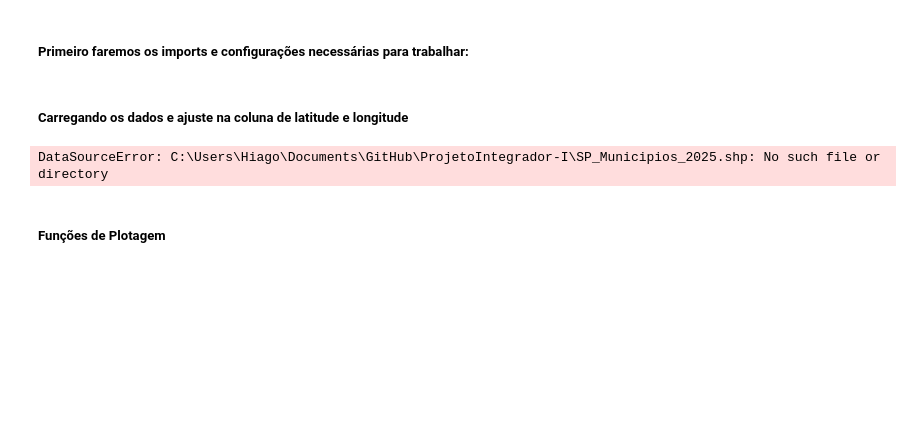
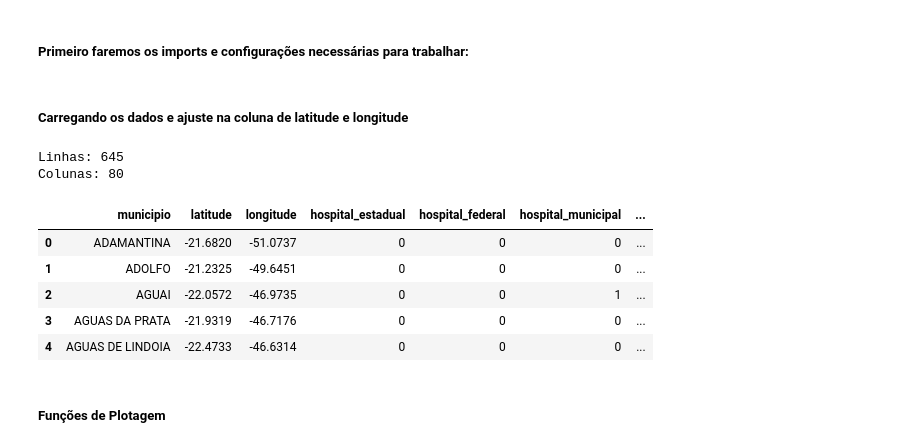
Before and after one commit to AndreyFernandes-NP/ProjetoIntegrador-I, a Jupyter notebook: notebooks/EDA.ipynb, the cells around one changed output. Cells and saved outputs as stored; diff of their text form; code cells hidden in the pictures; blank space fills up the shorter version.

```diff
--- a/notebooks/EDA.ipynb
+++ b/notebooks/EDA.ipynb
@@ -32,17 +43,24 @@ plt.rcParams["figure.figsize"] = (10, 6)
 # %% [markdown]
 ##### Carregando os dados e ajuste na coluna de latitude e longitude
 # %%
-sp = gpd.read_file(ROOT / "SP_Municipios_2025.shp")
-df = pd.read_csv(ROOT / "main_dataframe.csv")
+sp = gpd.read_file(RAW_DIR / "SP_Municipios_2025.shp")
+df = pd.read_csv(PROC_DIR / "main_dataframe.csv", sep=";")
 
 df["latitude"] = (df["latitude"].astype(str).str.replace(",", ".").astype(float))
 df["longitude"] = (df["longitude"].astype(str).str.replace(",", ".").astype(float))
 
 print(f"Linhas: {df.shape[0]}")
 print(f"Colunas: {df.shape[1]}")
 df.head()
 # %% [output]
-DataSourceError: C:\Users\Hiago\Documents\GitHub\ProjetoIntegrador-I\SP_Municipios_2025.shp: No such file or directory
+Linhas: 645
+Colunas: 80
+|  | municipio | latitude | longitude | hospital_estadual | hospital_federal | hospital_municipal | ... |
+| 0 | ADAMANTINA | -21.6820 | -51.0737 | 0 | 0 | 0 | ... |
+| 1 | ADOLFO | -21.2325 | -49.6451 | 0 | 0 | 0 | ... |
+| 2 | AGUAI | -22.0572 | -46.9735 | 0 | 0 | 1 | ... |
+| 3 | AGUAS DA PRATA | -21.9319 | -46.7176 | 0 | 0 | 0 | ... |
+| 4 | AGUAS DE LINDOIA | -22.4733 | -46.6314 | 0 | 0 | 0 | ... |
 # %% [markdown]
 ##### Funções de Plotagem
 # %%
```
Also changed, not shown: parts of 9 cells of this notebook.
